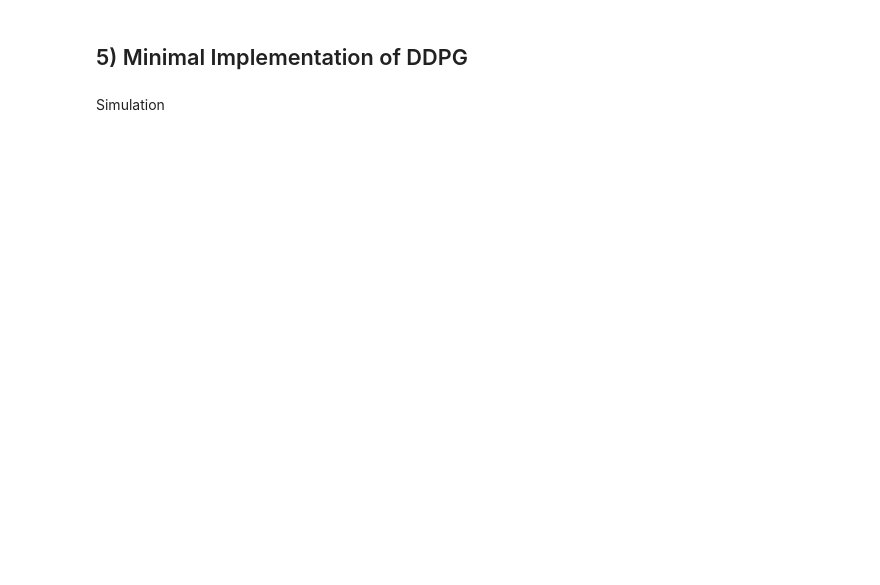
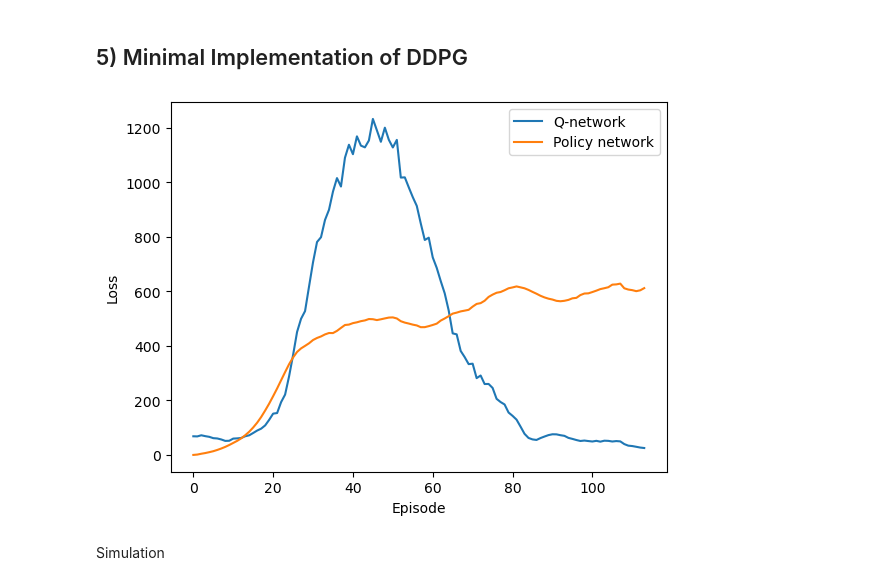
Before and after one commit to francpp/Deep_Deterministic_Policy_Gradient, a Jupyter notebook: DDPG.ipynb, the cells around one changed output. Cells and saved outputs as stored; diff of their text form; code cells hidden in the pictures; blank space fills up the shorter version.

```diff
--- a/DDPG.ipynb
+++ b/DDPG.ipynb
@@ -263,7 +293,7 @@ def train_epoch_policy(model_policy, model_Q, agent, optimizer, criterion, gamma
     state = state[0]
 
     Trunc = False
-    loss_total = []
+    loss_epoch = []
     while not Trunc:
         model_policy.eval()
         with torch.no_grad():
@@ -297,9 +327,9 @@ def train_epoch_policy(model_policy, model_Q, agent, optimizer, criterion, gamma
             # loss = criterion(loss_p, torch.zeros([128,1], requires_grad = True))
             loss.backward()
             optimizer.step()
-            loss_total.append(loss.item())
+            loss_epoch.append(loss.item())
 
-    return loss_total
+    return np.mean(loss_epoch)
 # %%
 device = "cpu"
 
@@ -322,7 +352,7 @@ optimizer_Q = torch.optim.Adam(ddpg_agent.Q_network.parameters(), lr = lr)
 optimizer_policy = torch.optim.Adam(ddpg_agent.policy_network.parameters(), lr = lr)
 criterion_Q = torch.nn.MSELoss()
 criterion_policy = torch.nn.L1Loss()
-num_epochs = 5 # metti 1000
+num_epochs = 200 # metti 1000
 
 history_Q = []
 history_policy = []
@@ -345,15 +375,19 @@ for epoch in range(num_epochs):
     loss_policy = train_epoch_policy(ddpg_agent.policy_network, ddpg_agent.Q_network, ddpg_agent, optimizer_policy, criterion_policy, gamma, Buffer, epoch, device)
 
     if epoch%10 == 0:
-        print('lq = ', loss_Q[-1])
-        print('lp = ', loss_policy[-1])
-    history_Q.extend(loss_Q)
-    history_policy.extend(loss_policy)
+        print(f'Epoch: {epoch}, loss Q: {loss_Q:.3f}, loss pol: {loss_policy:.3f}')
+    history_Q.append(loss_Q)
+    history_policy.append(loss_policy)
 # %%
 plt.figure()
 plt.plot(history_Q)
 plt.plot(history_policy)
-plt.show()
+plt.xlabel('Episode')
+plt.ylabel('Loss')
+plt.legend(['Q-network','Policy network'])
+plt.savefig(f'Plots/DDPG_training_{len(history_Q)}.png')
+# %% [output]
+[figure, added]
 # %% [markdown]
 Simulation
 # %%
```
Also changed, not shown: parts of 12 cells of this notebook, 12 other files.
